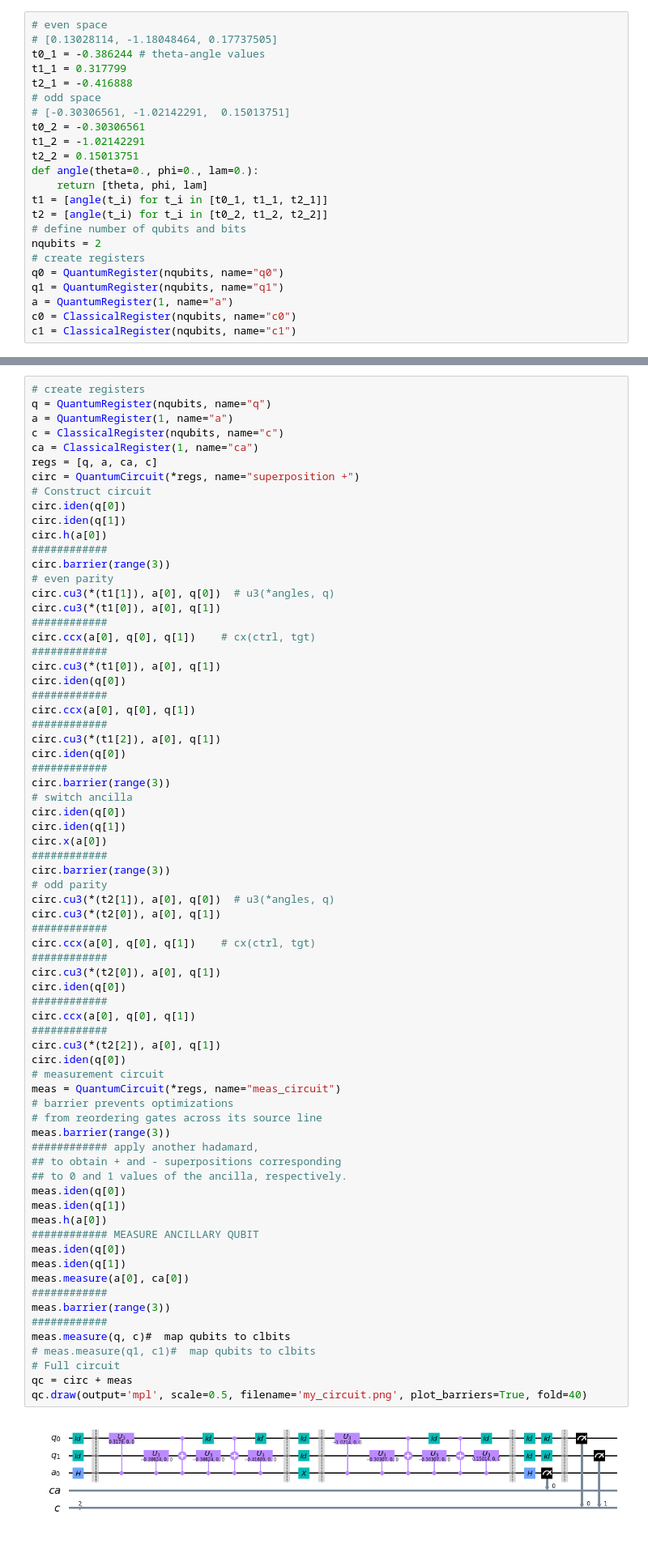
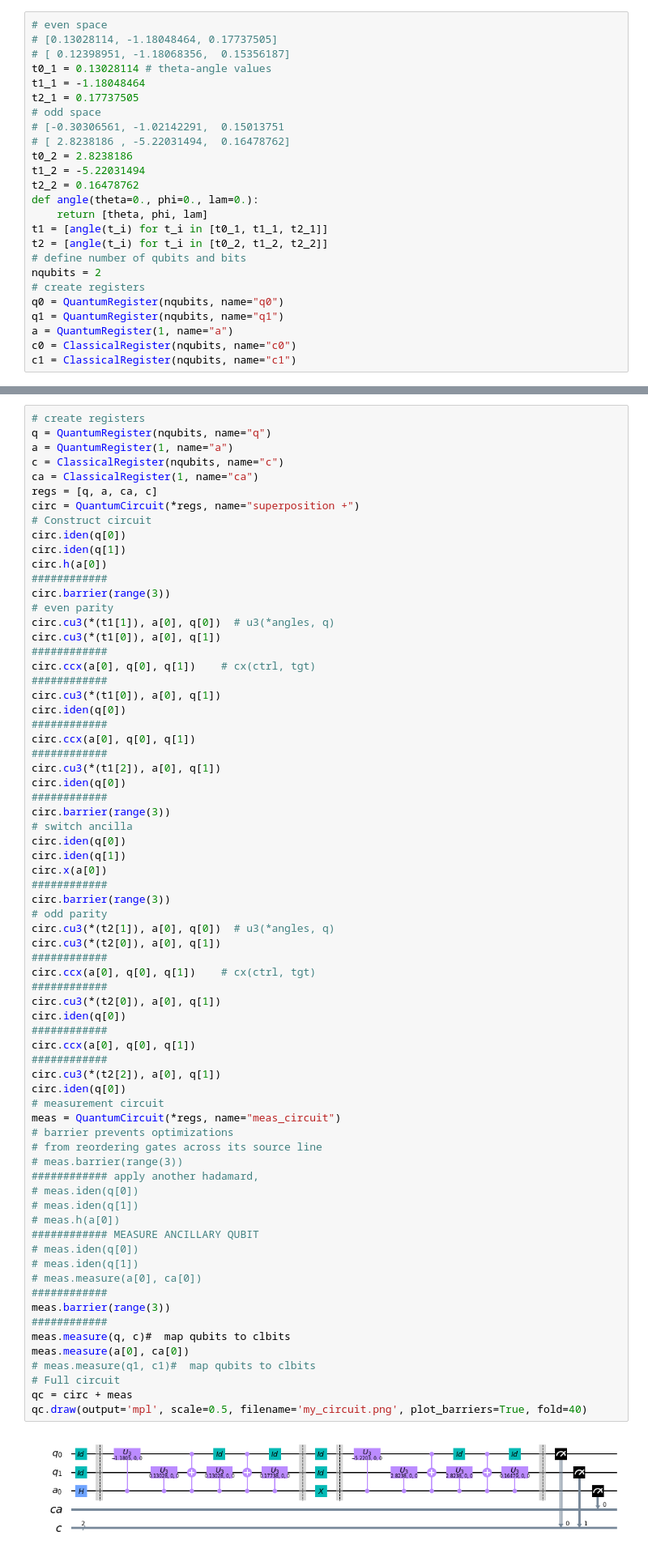
Before and after one commit to avkhadiev/schwinger-vqe, a Jupyter notebook: Superposition.ipynb, the cells around one changed output, grey strips where cells are left out. Shown at 81% size. Cells and saved outputs as stored; diff of their text form.

Commit message:
Solve qubit ordering issue on even subspace (add correct angles)

```diff
--- a/Superposition.ipynb
+++ b/Superposition.ipynb
@@ -22,14 +22,16 @@ from scipy import *
 # %%
 # even space
 # [0.13028114, -1.18048464, 0.17737505]
-t0_1 = -0.386244 # theta-angle values
-t1_1 = 0.317799
-t2_1 = -0.416888
+# [ 0.12398951, -1.18068356,  0.15356187]
+t0_1 = 0.13028114 # theta-angle values
+t1_1 = -1.18048464
+t2_1 = 0.17737505
 # odd space
-# [-0.30306561, -1.02142291,  0.15013751]
-t0_2 = -0.30306561
-t1_2 = -1.02142291
-t2_2 = 0.15013751
+# [-0.30306561, -1.02142291,  0.15013751
+# [ 2.8238186 , -5.22031494,  0.16478762]
+t0_2 = 2.8238186
+t1_2 = -5.22031494
+t2_2 = 0.16478762
 def angle(theta=0., phi=0., lam=0.):
     return [theta, phi, lam]
 t1 = [angle(t_i) for t_i in [t0_1, t1_1, t2_1]]
@@ -149,43 +151,42 @@ circ.x(a[0])
 ############
 circ.barrier(range(3))
 # odd parity
 circ.cu3(*(t2[1]), a[0], q[0])  # u3(*angles, q)
 circ.cu3(*(t2[0]), a[0], q[1])
 ############
 circ.ccx(a[0], q[0], q[1])    # cx(ctrl, tgt)
 ############
 circ.cu3(*(t2[0]), a[0], q[1])
 circ.iden(q[0])
 ############
 circ.ccx(a[0], q[0], q[1])
 ############
 circ.cu3(*(t2[2]), a[0], q[1])
 circ.iden(q[0])
 # measurement circuit
 meas = QuantumCircuit(*regs, name="meas_circuit")
 # barrier prevents optimizations
 # from reordering gates across its source line
-meas.barrier(range(3))
+# meas.barrier(range(3))
 ############ apply another hadamard,
-## to obtain + and - superpositions corresponding
-## to 0 and 1 values of the ancilla, respectively.
-meas.iden(q[0])
-meas.iden(q[1])
-meas.h(a[0])
+# meas.iden(q[0])
+# meas.iden(q[1])
+# meas.h(a[0])
 ############ MEASURE ANCILLARY QUBIT
-meas.iden(q[0])
-meas.iden(q[1])
-meas.measure(a[0], ca[0])
+# meas.iden(q[0])
+# meas.iden(q[1])
+# meas.measure(a[0], ca[0])
 ############
 meas.barrier(range(3))
 ############
 meas.measure(q, c)#  map qubits to clbits
+meas.measure(a[0], ca[0])
 # meas.measure(q1, c1)#  map qubits to clbits
 # Full circuit
 qc = circ + meas
 qc.draw(output='mpl', scale=0.5, filename='my_circuit.png', plot_barriers=True, fold=40)
 # %% [output]
-[figure, old version]
+[figure, new version]
 # %% [markdown]
 ## -
 # %% [markdown]
```
Also changed, not shown: parts of 9 cells of this notebook.
